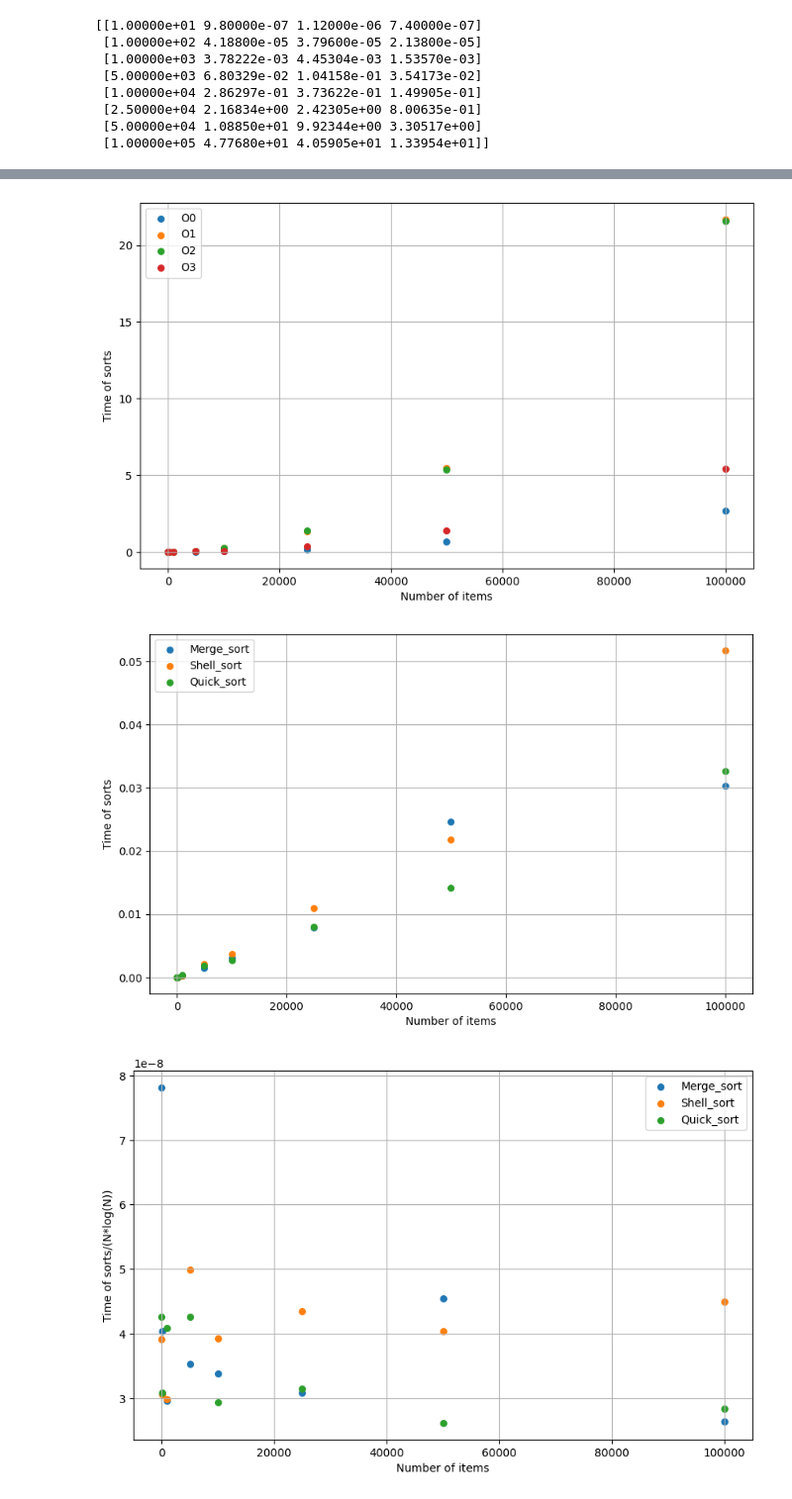
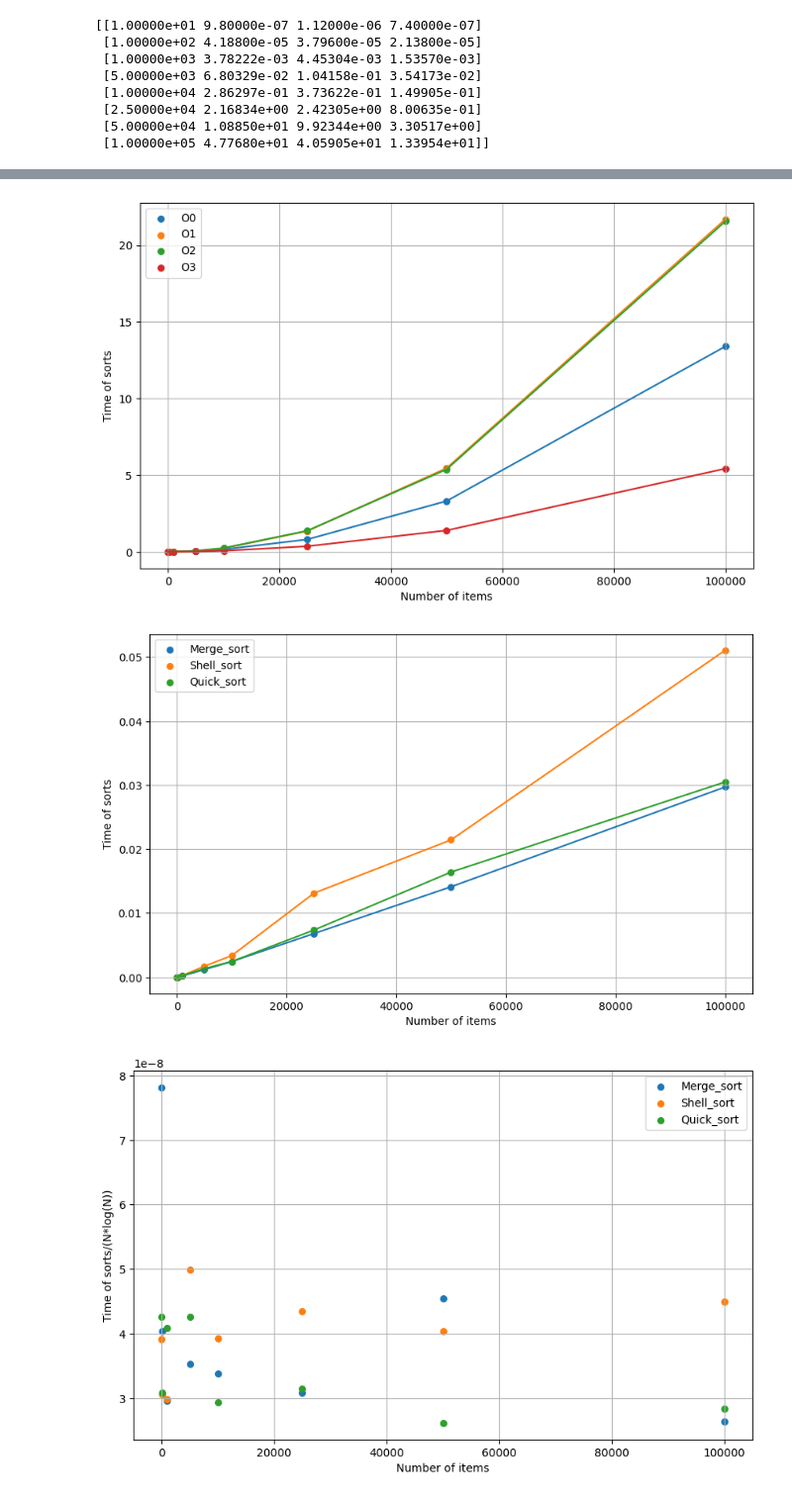
Before and after one commit to Polly23125/Informatics, a Jupyter notebook: Lab_sorts/graph.ipynb, the cells around one changed output, grey strips where cells are left out. Shown at 99% size. Drawn from its saved outputs; the diff is of its cells as text; code cells hidden in the pictures.

```diff
--- a/Lab_sorts/graph.ipynb
+++ b/Lab_sorts/graph.ipynb
@@ -12,9 +12,9 @@ sel = []
 
 for i in range (len(mass1)):
     N.append(int(mass1[i][0]))
-    bub.append(float(mass1[i][1])/5)
-    ins.append(float(mass1[i][2])/5)
-    sel.append(float(mass1[i][3])/5)
+    bub.append(float(mass1[i][1]))
+    ins.append(float(mass1[i][2]))
+    sel.append(float(mass1[i][3]))
 
 N = np.array(N)
 bub = np.array(bub)
@@ -114,6 +114,10 @@ plt.scatter(N, o1, s=30, label='O1')
 plt.scatter(N, o2, s=30, label='O2')
 plt.scatter(N, o3, s=30, label='O3')
 
+plt.plot(N, o0)
+plt.plot(N, o1)
+plt.plot(N, o2)
+plt.plot(N, o3)
 
 plt.xlabel('Number of items')
 plt.ylabel('Time of sorts')
@@ -122,7 +126,7 @@ plt.legend()
 plt.savefig('Optimization.pdf', format='pdf')
 plt.show()
 # %% [output]
-[figure, old version]
+[figure, new version]
 # %%
 mass5 = np.array(pd.read_csv("5.csv"))
 
@@ -144,19 +148,22 @@ qui = np.array(qui)
 # %%
 plt.figure(figsize=(10, 6))
 
 plt.scatter(n, mer, s=30, label='Merge_sort')
 plt.scatter(n, shell, s=30, label='Shell_sort')
 plt.scatter(n, qui, s=30, label='Quick_sort')
 
+plt.plot(n, mer)
+plt.plot(n, shell)
+plt.plot(n, qui)
 
 plt.xlabel('Number of items')
 plt.ylabel('Time of sorts')
 plt.grid()
 plt.legend()
 plt.savefig('Fast_sorts.pdf', format='pdf')
 plt.show()
 # %% [output]
-[figure, old version]
+[figure, new version]
 # %%
 mer_log = np.array(mer/(n*np.log(n)))
 shell_log = np.array(shell/(n*np.log(n)))
```
Also changed, not shown: parts of 9 cells of this notebook, 13 other files.
